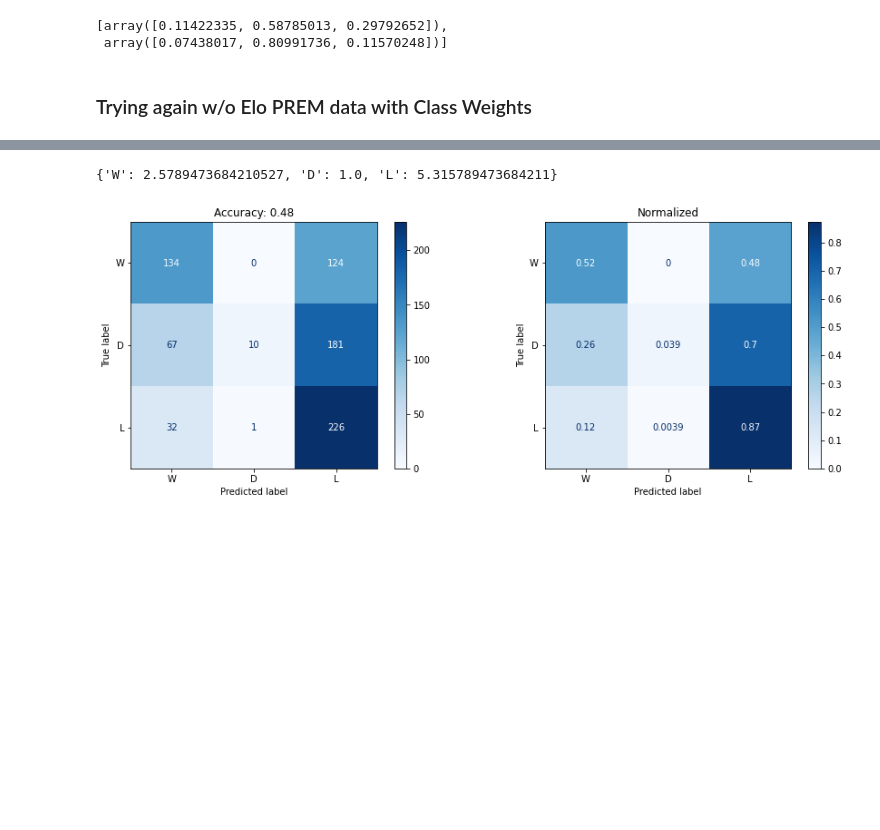
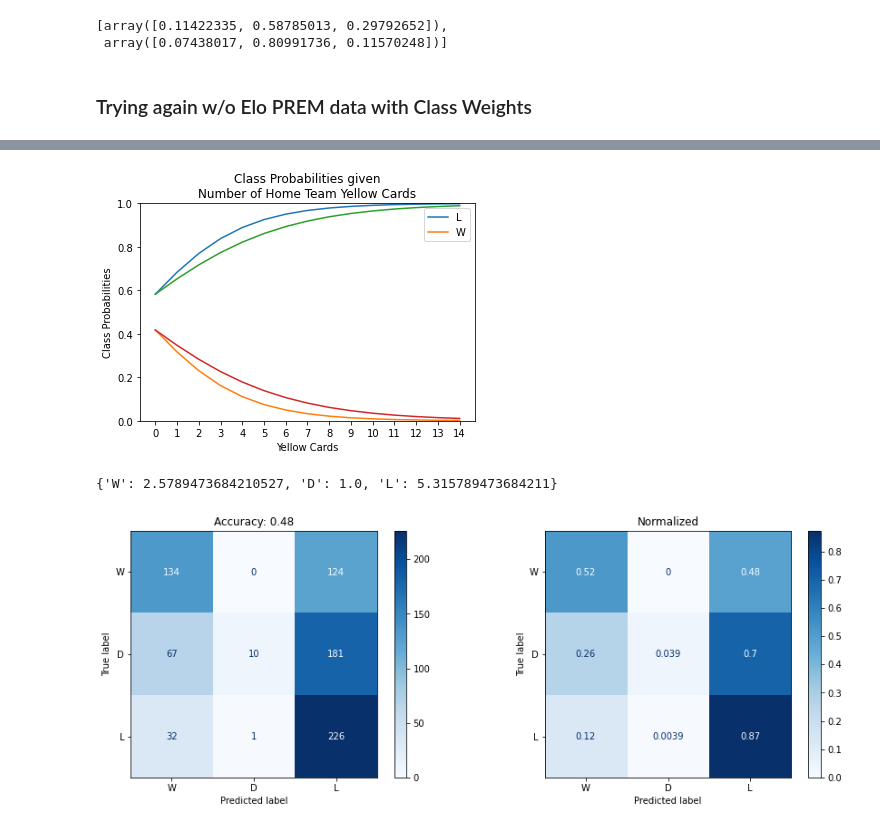
Before and after one commit to kcelebi/euro-football-officials-ML, a Jupyter notebook: pysrc/Logit_v1.ipynb, the cells around one changed output, grey strips where cells are left out. Drawn from its saved outputs; the diff is of its cells as text; code cells hidden in the pictures; blank space fills up the shorter version.

```diff
--- a/pysrc/Logit_v1.ipynb
+++ b/pysrc/Logit_v1.ipynb
@@ -252,3 +268,20 @@ np.max(data['home_team_card_color_y'])
+# %%
+n = 15
+ts = np.zeros((n, 58))
+ts[:, np.where(X.columns == 'home_team_card_color_y')[0][0]] = np.arange(n)
+plt.plot(clf.predict_proba(ts))
+ts = np.zeros((n, 58))
+ts[:, np.where(X.columns == 'home_team_card_color_y2')[0][0]] = np.arange(n)
+plt.plot(clf.predict_proba(ts))
+plt.xlabel('Yellow Cards')
+plt.ylabel('Class Probabilities')
+plt.title('Class Probabilities given\nNumber of Home Team Yellow Cards')
+plt.xticks(range(n))
+plt.ylim([0,1])
+plt.legend(labels = clf.classes_)
+plt.show()
+# %% [output]
+[figure, added]
 # %%
 X = data[data.columns[9:]].drop(
     ['result', 'home_team_api_id_y',
```
Also changed, not shown: parts of 6 cells of this notebook, 1 other file.
